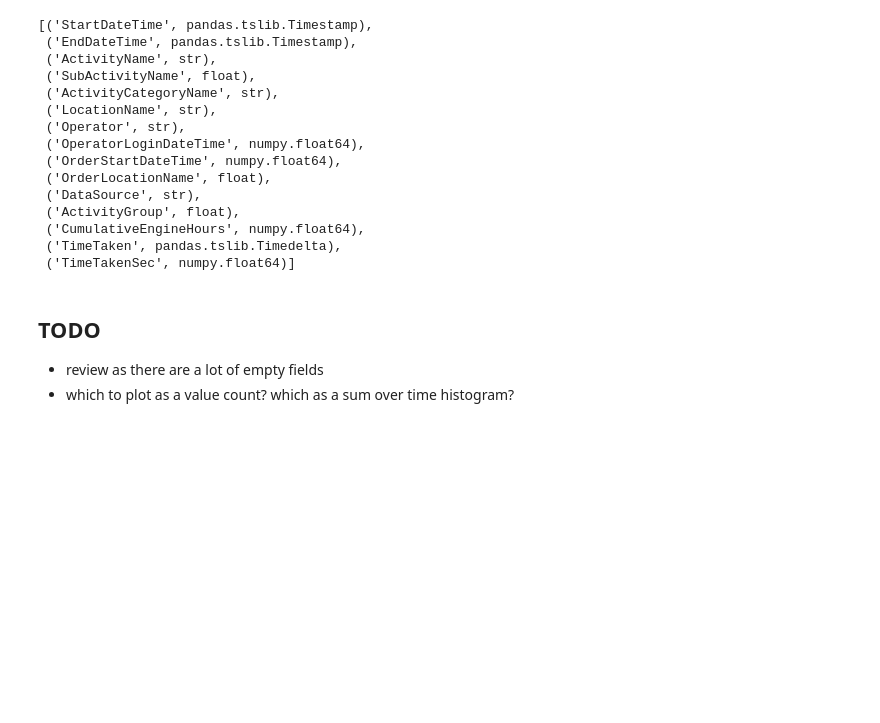
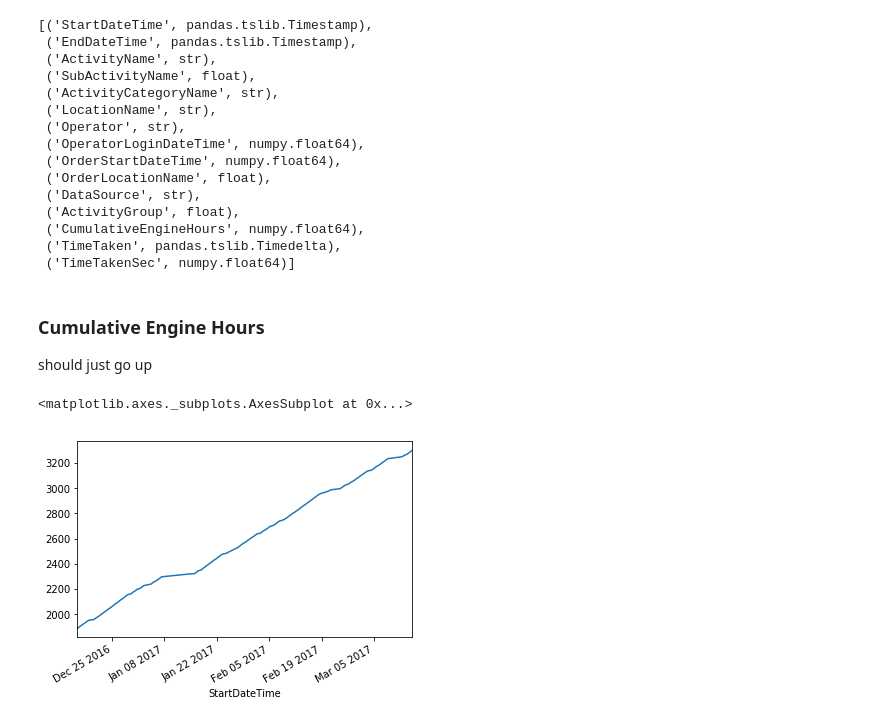
Before and after one commit to saramic/roxoff, a Jupyter notebook: prelim_analysis/Equipment task overview.ipynb, the cells around one changed output. Cells and saved outputs as stored; diff of their text form; code cells hidden in the pictures; blank space fills up the shorter version.

```diff
--- a/prelim_analysis/Equipment task overview.ipynb
+++ b/prelim_analysis/Equipment task overview.ipynb
@@ -131,8 +189,14 @@ list(zip(df_min.columns, [type(x) for x in df_min.ix[0,:]]))
  ('CumulativeEngineHours', numpy.float64),
  ('TimeTaken', pandas.tslib.Timedelta),
  ('TimeTakenSec', numpy.float64)]
-# %% [markdown]
-## TODO
-
-* review as there are a lot of empty fields
-* which to plot as a value count? which as a sum over time histogram?
+# %% [markdown]
+### Cumulative Engine Hours
+
+should just go up
+# %%
+df_hours = df_min[(df_min['CumulativeEngineHours'] >= 0)]
+AO = pd.Series(df_hours['CumulativeEngineHours'].values, index=df_hours['StartDateTime'])
+AO.plot()
+# %% [output]
+<matplotlib.axes._subplots.AxesSubplot at 0x...>
+[figure, added]
```
Also changed, not shown: parts of 6 cells of this notebook.
